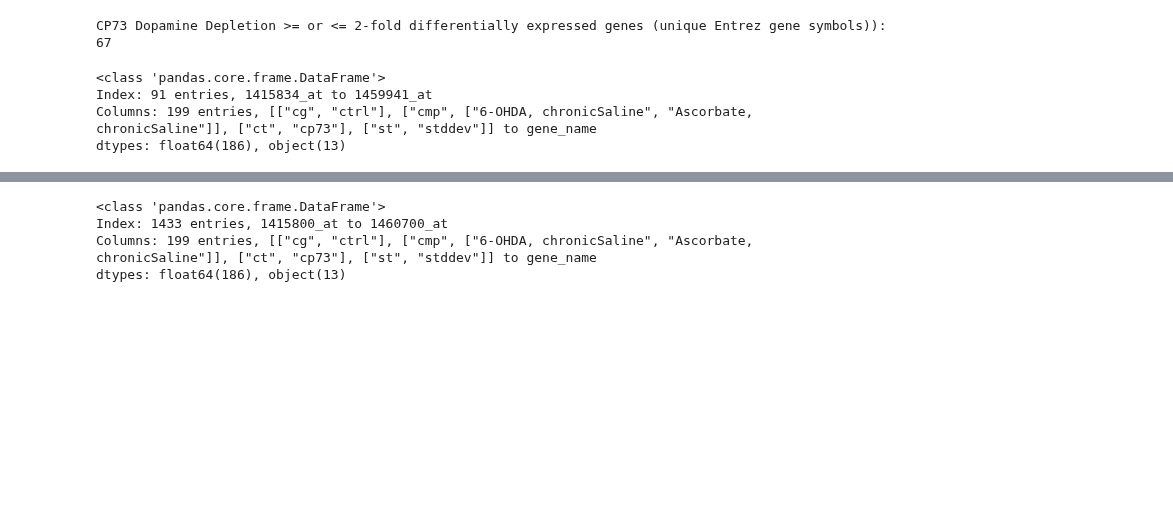
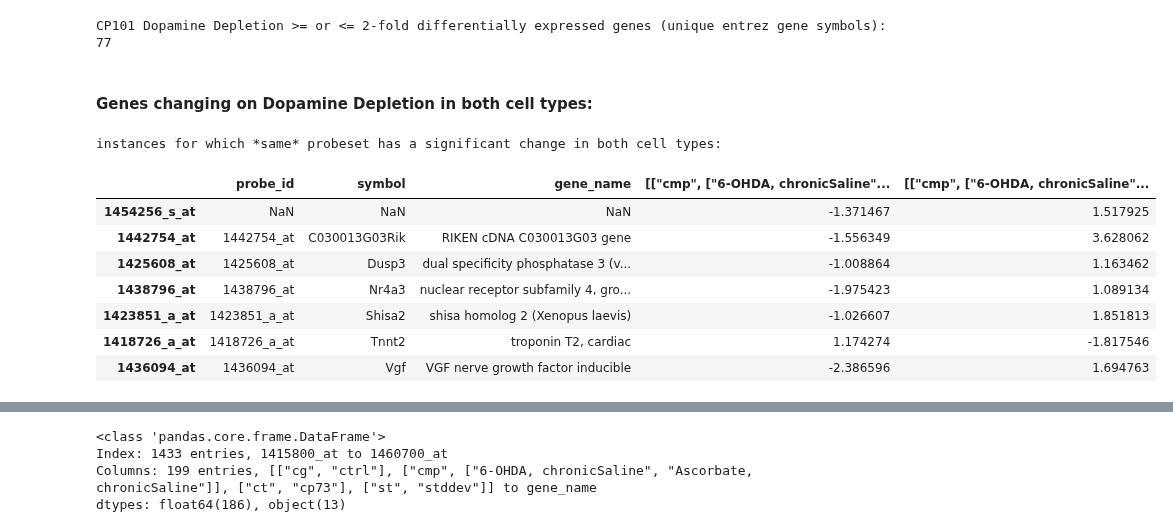
Before and after one commit to aheilbut/pdmouse, a Jupyter notebook: py/pd_supp_tables.ipynb, the cells around one changed output, grey strips where cells are left out. Cells and saved outputs as stored; diff of their text form; code cells hidden in the pictures; blank space fills up the shorter version.

```diff
--- a/py/pd_supp_tables.ipynb
+++ b/py/pd_supp_tables.ipynb
@@ -28,11 +87,33 @@ cp_73_dopamine_depletion_genes.discard(nan)
 # %%
-print "CP73 Dopamine Depletion >= or <= 2-fold differentially expressed genes (unique Entrez gene symbols)): ", len(cp_73_dopamine_depletion_genes)
+cp_101_dopamine_depletion_genes = set(cp_101_dopamine_depletion.symbol.unique())
+cp_101_dopamine_depletion_genes.discard(nan)
+print "CP101 Dopamine Depletion >= or <= 2-fold differentially expressed genes (unique entrez gene symbols):",  len(cp_101_dopamine_depletion_genes)
 # %% [output]
-CP73 Dopamine Depletion >= or <= 2-fold differentially expressed genes (unique Entrez gene symbols)):  67
+CP101 Dopamine Depletion >= or <= 2-fold differentially expressed genes (unique entrez gene symbols): 77
-# %%
-cp_73_dopamine_depletion
-# %% [output]
-<class 'pandas.core.frame.DataFrame'>
-Index: 91 entries, 1415834_at to 1459941_at
-Columns: 199 entries, [["cg", "ctrl"], ["cmp", ["6-OHDA, chronicSaline", "Ascorbate, chronicSaline"]], ["ct", "cp73"], ["st", "stddev"]] to gene_name
-dtypes: float64(186), object(13)
+# %% [markdown]
+#### Genes changing on Dopamine Depletion in both cell types:
+# %%
+print "instances for which *same* probeset has a significant change in both cell types: "
+cp_both_wide_info.select(lambda x:
+    abs(cp_both_wide_info.ix[x, cn_cp101_median_foldchange]) >= 1
+     and
+    abs(cp_both_wide_info.ix[x, cn_cp73_median_foldchange]) >= 1
+     and
+    cp_both_wide_info.ix[x, cn_cp101_bh_ttest_pval] < 0.10
+     and
+    cp_both_wide_info.ix[x, cn_cp73_bh_ttest_pval] < 0.10
+    )[
+    ["probe_id", "symbol", "gene_name",
+    cn_cp73_median_foldchange,
+    cn_cp101_median_foldchange]
+].sort_index(by="symbol")
+# %% [output]
+instances for which *same* probeset has a significant change in both cell types:
+|  | probe_id | symbol | gene_name | [["cmp", ["6-OHDA, chronicSaline"... | [["cmp", ["6-OHDA, chronicSaline"... |
+| 1454256_s_at | NaN | NaN | NaN | -1.371467 | 1.517925 |
+| 1442754_at | 1442754_at | C030013G03Rik | RIKEN cDNA C030013G03 gene | -1.556349 | 3.628062 |
+| 1425608_at | 1425608_at | Dusp3 | dual specificity phosphatase 3 (v... | -1.008864 | 1.163462 |
+| 1438796_at | 1438796_at | Nr4a3 | nuclear receptor subfamily 4, gro... | -1.975423 | 1.089134 |
+| 1423851_a_at | 1423851_a_at | Shisa2 | shisa homolog 2 (Xenopus laevis) | -1.026607 | 1.851813 |
+| 1418726_a_at | 1418726_a_at | Tnnt2 | troponin T2, cardiac | 1.174274 | -1.817546 |
+| 1436094_at | 1436094_at | Vgf | VGF nerve growth factor inducible | -2.386596 | 1.694763 |
```
Also changed, not shown: parts of 35 cells of this notebook.
